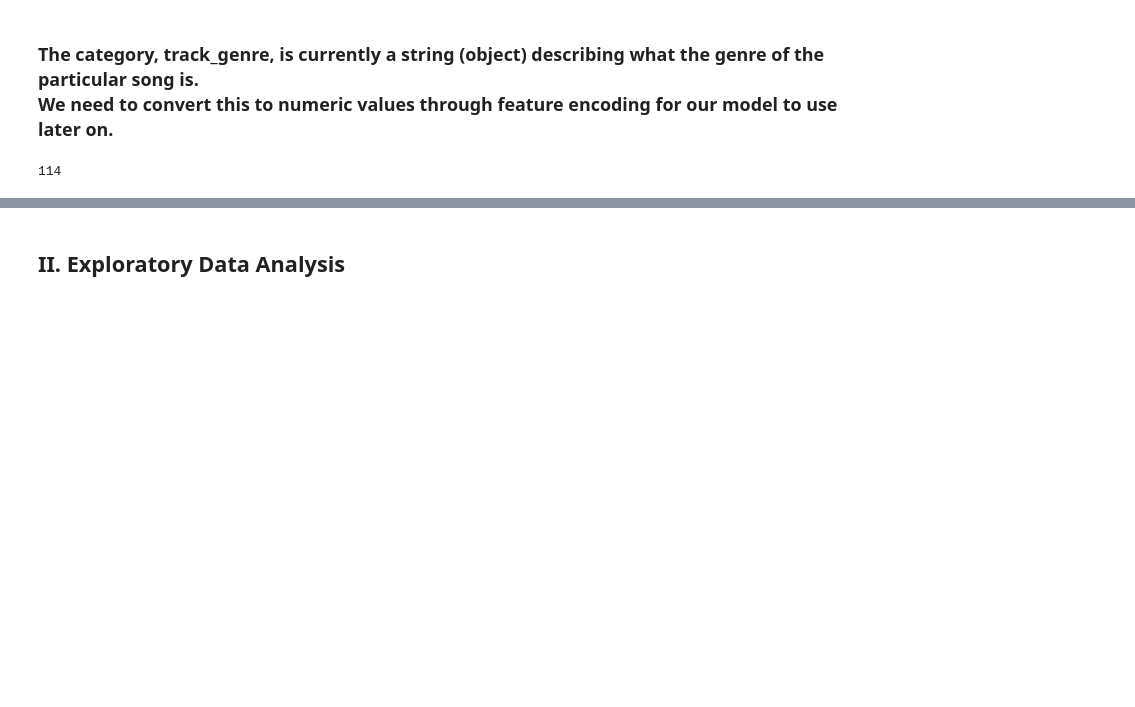
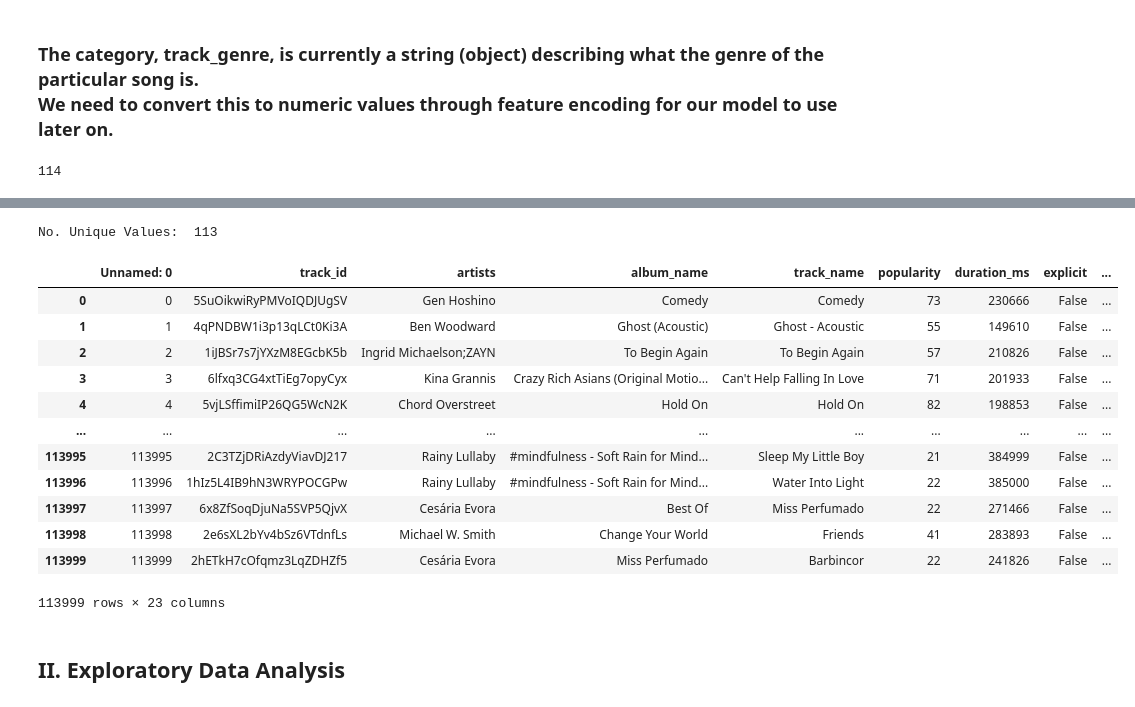
Before and after one commit to NandhuPillai/CMSC320-Final-Project, a Jupyter notebook: Checkpoint_2.ipynb, the cells around one changed output, grey strips where cells are left out. Saved outputs shown, nothing was run; the diff lists cells and outputs as text; code cells hidden in the pictures; blank space fills up the shorter version.

```diff
--- a/Checkpoint_2.ipynb
+++ b/Checkpoint_2.ipynb
@@ -120,3 +144,23 @@ print(spotify_df['track_genre'].nunique())
+# %%
+genre_popularity_map = spotify_df.groupby('track_genre')['popularity'].mean()
+spotify_df['track_genre_target_enc'] = spotify_df['track_genre'].map(genre_popularity_map)
+print('No. Unique Values: ', spotify_df['track_genre_target_enc'].nunique())
+spotify_df
+# %% [output]
+No. Unique Values:  113
+|  | Unnamed: 0 | track_id | artists | album_name | track_name | popularity | duration_ms | explicit | ... |
+| 0 | 0 | 5SuOikwiRyPMVoIQDJUgSV | Gen Hoshino | Comedy | Comedy | 73 | 230666 | False | ... |
+| 1 | 1 | 4qPNDBW1i3p13qLCt0Ki3A | Ben Woodward | Ghost (Acoustic) | Ghost - Acoustic | 55 | 149610 | False | ... |
+| 2 | 2 | 1iJBSr7s7jYXzM8EGcbK5b | Ingrid Michaelson;ZAYN | To Begin Again | To Begin Again | 57 | 210826 | False | ... |
+| 3 | 3 | 6lfxq3CG4xtTiEg7opyCyx | Kina Grannis | Crazy Rich Asians (Original Motio... | Can't Help Falling In Love | 71 | 201933 | False | ... |
+| 4 | 4 | 5vjLSffimiIP26QG5WcN2K | Chord Overstreet | Hold On | Hold On | 82 | 198853 | False | ... |
+| ... | ... | ... | ... | ... | ... | ... | ... | ... | ... |
+| 113995 | 113995 | 2C3TZjDRiAzdyViavDJ217 | Rainy Lullaby | #mindfulness - Soft Rain for Mind... | Sleep My Little Boy | 21 | 384999 | False | ... |
+| 113996 | 113996 | 1hIz5L4IB9hN3WRYPOCGPw | Rainy Lullaby | #mindfulness - Soft Rain for Mind... | Water Into Light | 22 | 385000 | False | ... |
+| 113997 | 113997 | 6x8ZfSoqDjuNa5SVP5QjvX | Cesária Evora | Best Of | Miss Perfumado | 22 | 271466 | False | ... |
+| 113998 | 113998 | 2e6sXL2bYv4bSz6VTdnfLs | Michael W. Smith | Change Your World | Friends | 41 | 283893 | False | ... |
+| 113999 | 113999 | 2hETkH7cOfqmz3LqZDHZf5 | Cesária Evora | Miss Perfumado | Barbincor | 22 | 241826 | False | ... |
+113999 rows × 23 columns
 # %% [markdown]
 ## II. Exploratory Data Analysis
 # %% [markdown]
```
Also changed, not shown: parts of 4 cells of this notebook.
